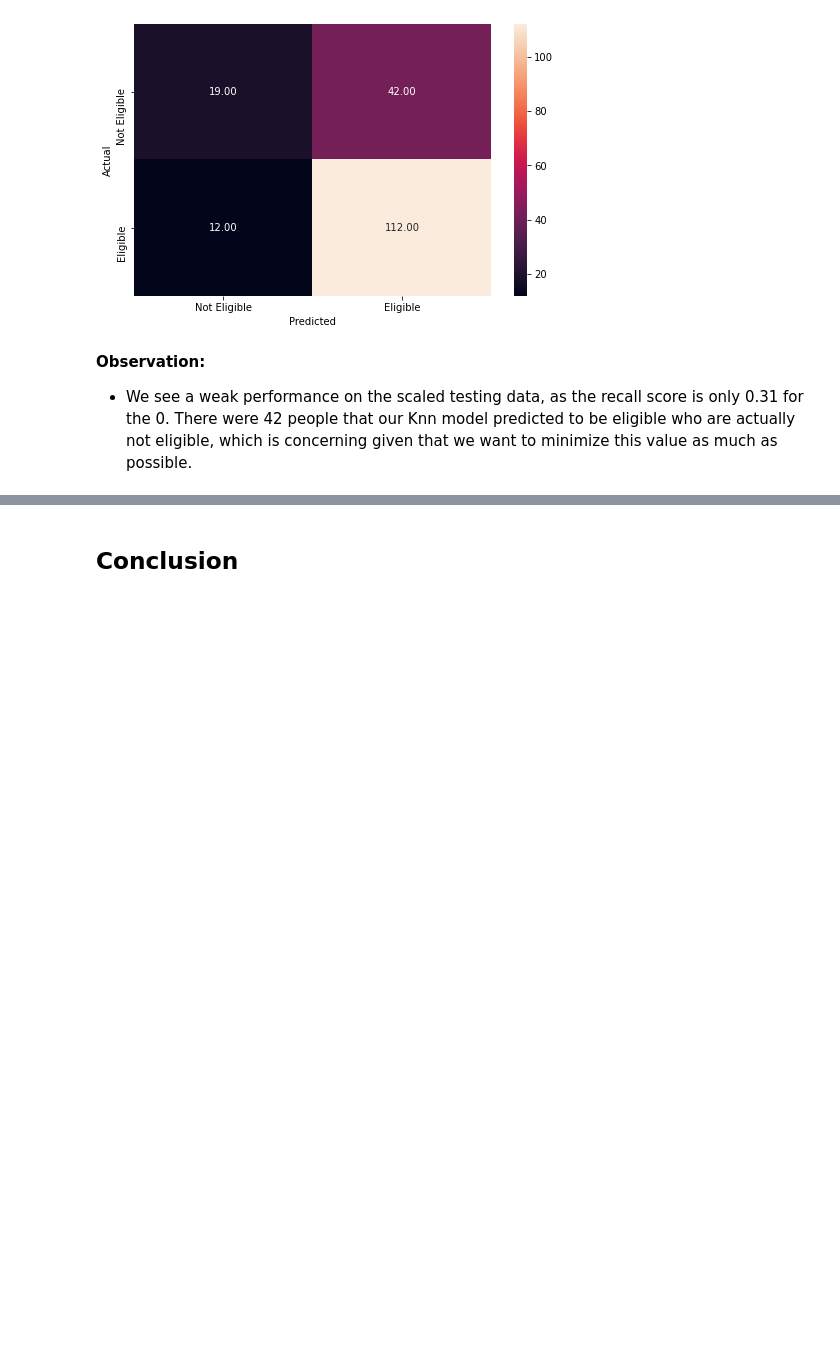
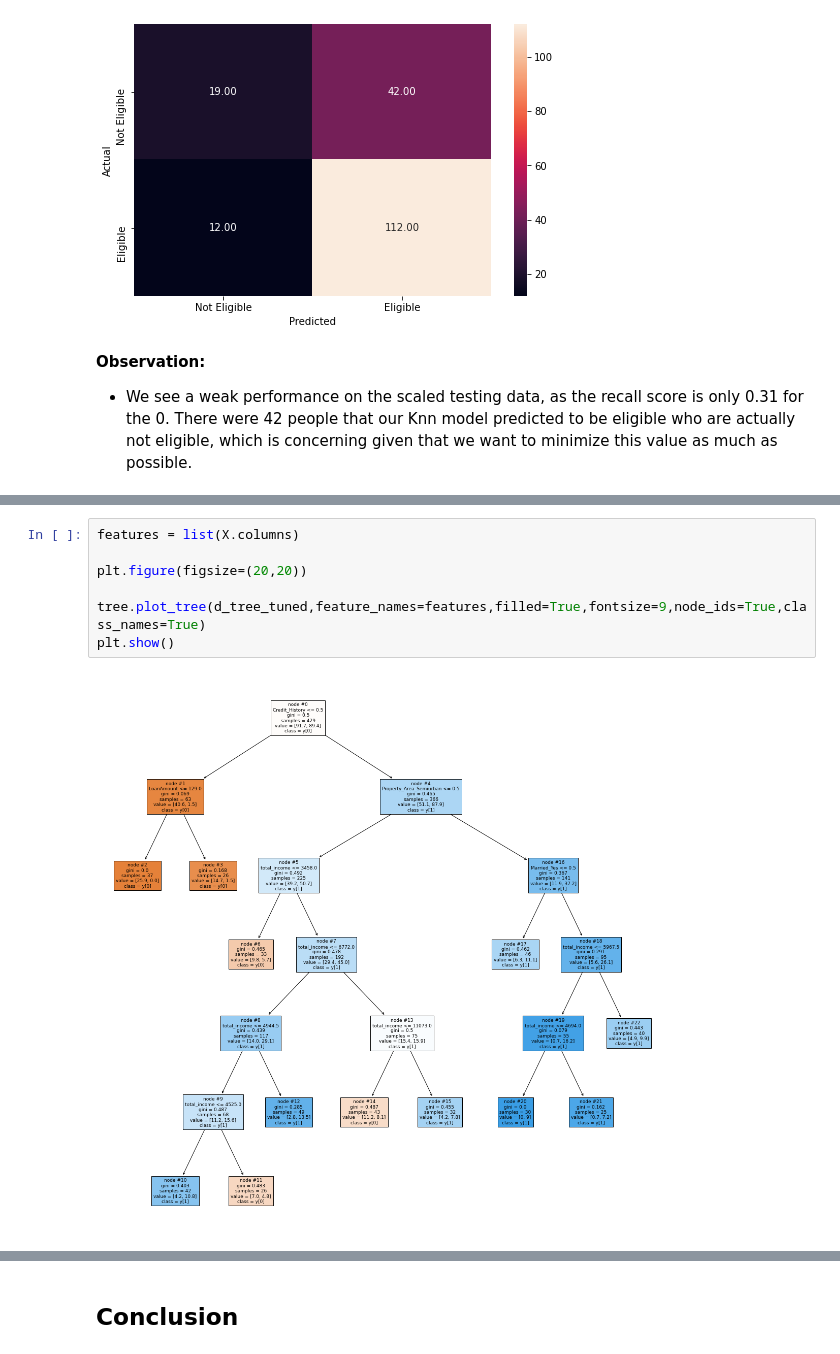
Before and after one commit to PatrickParsa/Loan-Eligibility-Prediction, a Jupyter notebook: Loan eligibility prediction kaggle.ipynb, the cells around one changed output, grey strips where cells are left out. Cells and saved outputs as stored; diff of their text form; blank space fills up the shorter version.

```diff
--- a/Loan eligibility prediction kaggle.ipynb
+++ b/Loan eligibility prediction kaggle.ipynb
@@ -663,0 +804,9 @@ weighted avg       0.69      0.71      0.68       185
+# %%
+features = list(X.columns)
+
+plt.figure(figsize=(20,20))
+
+tree.plot_tree(d_tree_tuned,feature_names=features,filled=True,fontsize=9,node_ids=True,class_names=True)
+plt.show()
+# %% [output]
+[figure, added]
```
Also changed, not shown: parts of 46 cells of this notebook.
